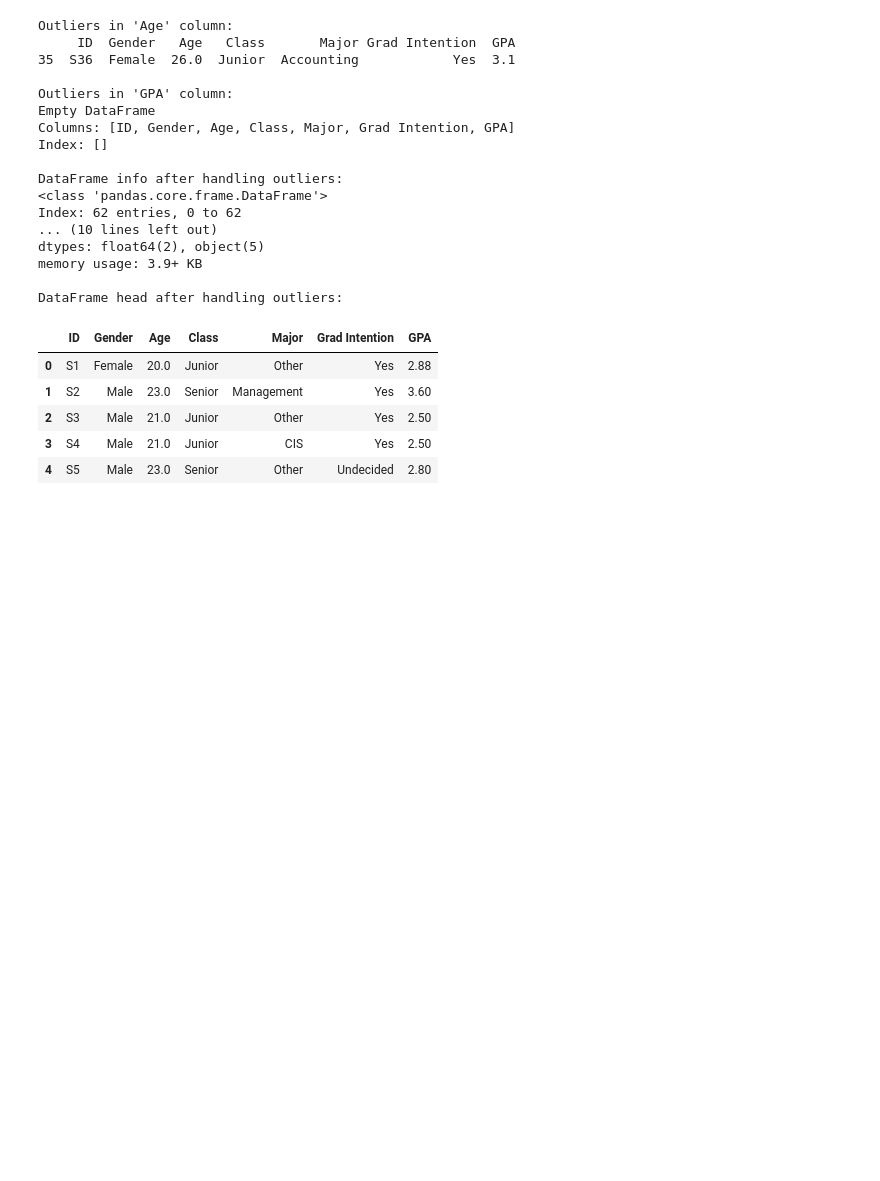
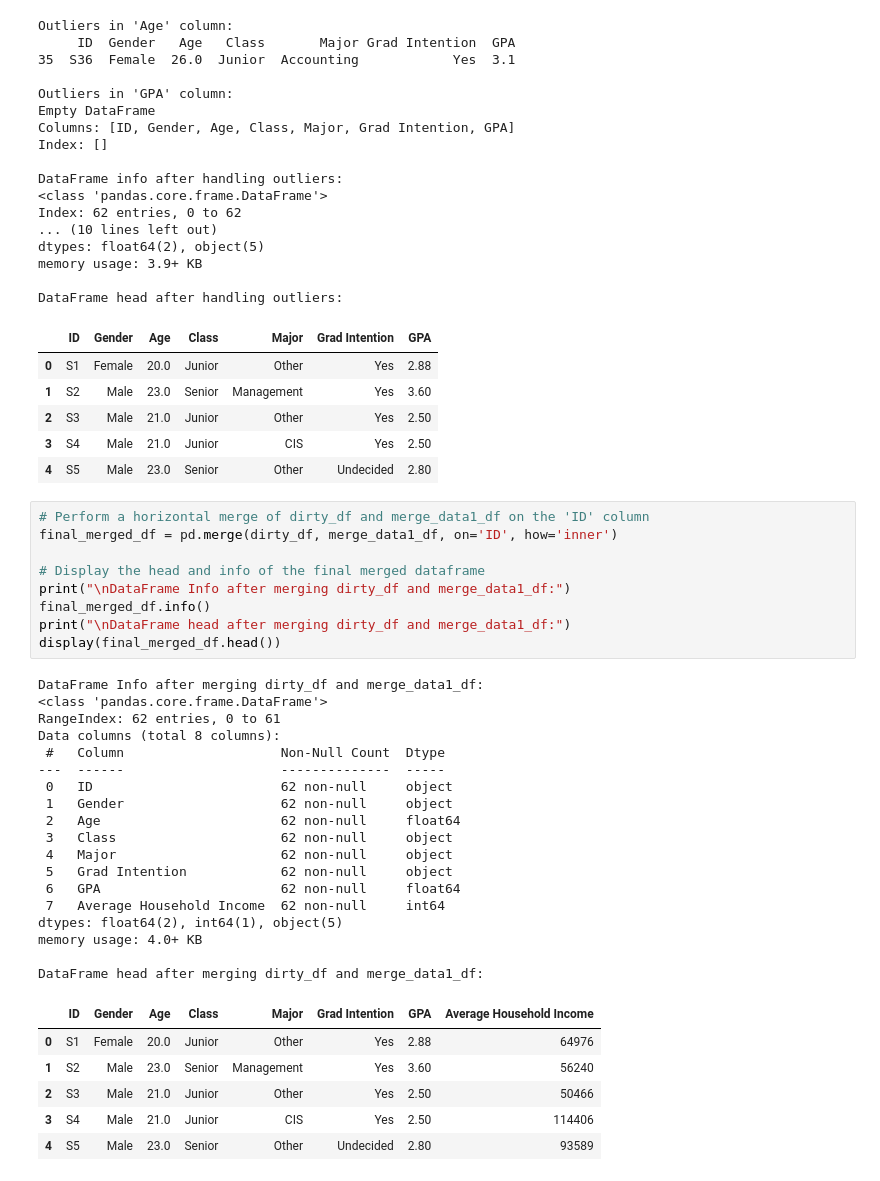
Before and after one commit to Kartavya-Jharwal/Kartavya_Business_Analytics2025, a Jupyter notebook: Class_Assignments/week5/Week_5_session_2_Merge_example.ipynb, the cells around one changed output. Cells and saved outputs as stored; diff of their text form; blank space fills up the shorter version.

```diff
--- a/Class_Assignments/week5/Week_5_session_2_Merge_example.ipynb
+++ b/Class_Assignments/week5/Week_5_session_2_Merge_example.ipynb
@@ -298,3 +298,37 @@ DataFrame head after handling outliers:
 | 2 | S3 | Male | 21.0 | Junior | Other | Yes | 2.50 |
 | 3 | S4 | Male | 21.0 | Junior | CIS | Yes | 2.50 |
 | 4 | S5 | Male | 23.0 | Senior | Other | Undecided | 2.80 |
+# %%
+# Perform a horizontal merge of dirty_df and merge_data1_df on the 'ID' column
+final_merged_df = pd.merge(dirty_df, merge_data1_df, on='ID', how='inner')
+
+# Display the head and info of the final merged dataframe
+print("\nDataFrame Info after merging dirty_df and merge_data1_df:")
+final_merged_df.info()
+print("\nDataFrame head after merging dirty_df and merge_data1_df:")
+display(final_merged_df.head())
+# %% [output]
+DataFrame Info after merging dirty_df and merge_data1_df:
+<class 'pandas.core.frame.DataFrame'>
+RangeIndex: 62 entries, 0 to 61
+Data columns (total 8 columns):
+ #   Column                    Non-Null Count  Dtype
+---  ------                    --------------  -----
+ 0   ID                        62 non-null     object
+ 1   Gender                    62 non-null     object
+ 2   Age                       62 non-null     float64
+ 3   Class                     62 non-null     object
+ 4   Major                     62 non-null     object
+ 5   Grad Intention            62 non-null     object
+ 6   GPA                       62 non-null     float64
+ 7   Average Household Income  62 non-null     int64
+dtypes: float64(2), int64(1), object(5)
+memory usage: 4.0+ KB
+
+DataFrame head after merging dirty_df and merge_data1_df:
+|  | ID | Gender | Age | Class | Major | Grad Intention | GPA | Average Household Income |
+| 0 | S1 | Female | 20.0 | Junior | Other | Yes | 2.88 | 64976 |
+| 1 | S2 | Male | 23.0 | Senior | Management | Yes | 3.60 | 56240 |
+| 2 | S3 | Male | 21.0 | Junior | Other | Yes | 2.50 | 50466 |
+| 3 | S4 | Male | 21.0 | Junior | CIS | Yes | 2.50 | 114406 |
+| 4 | S5 | Male | 23.0 | Senior | Other | Undecided | 2.80 | 93589 |
```
Also changed, not shown: parts of 2 cells of this notebook.
